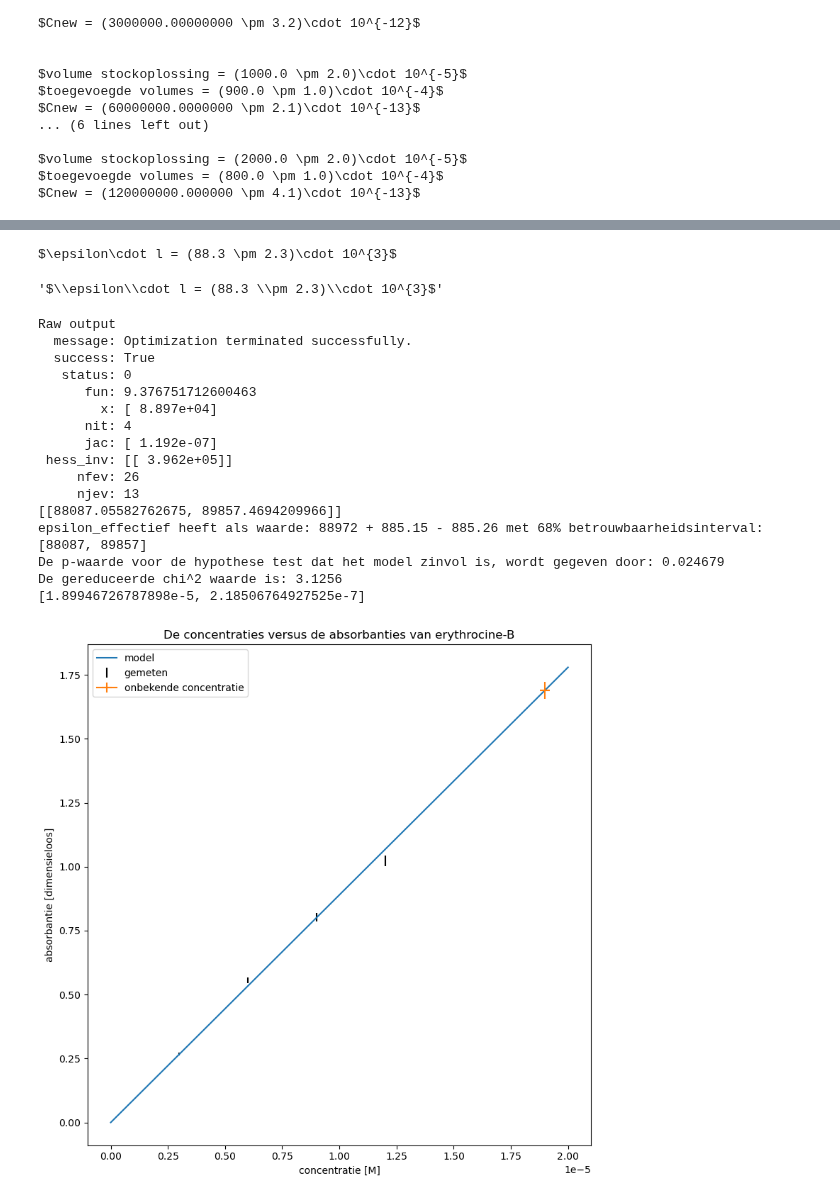
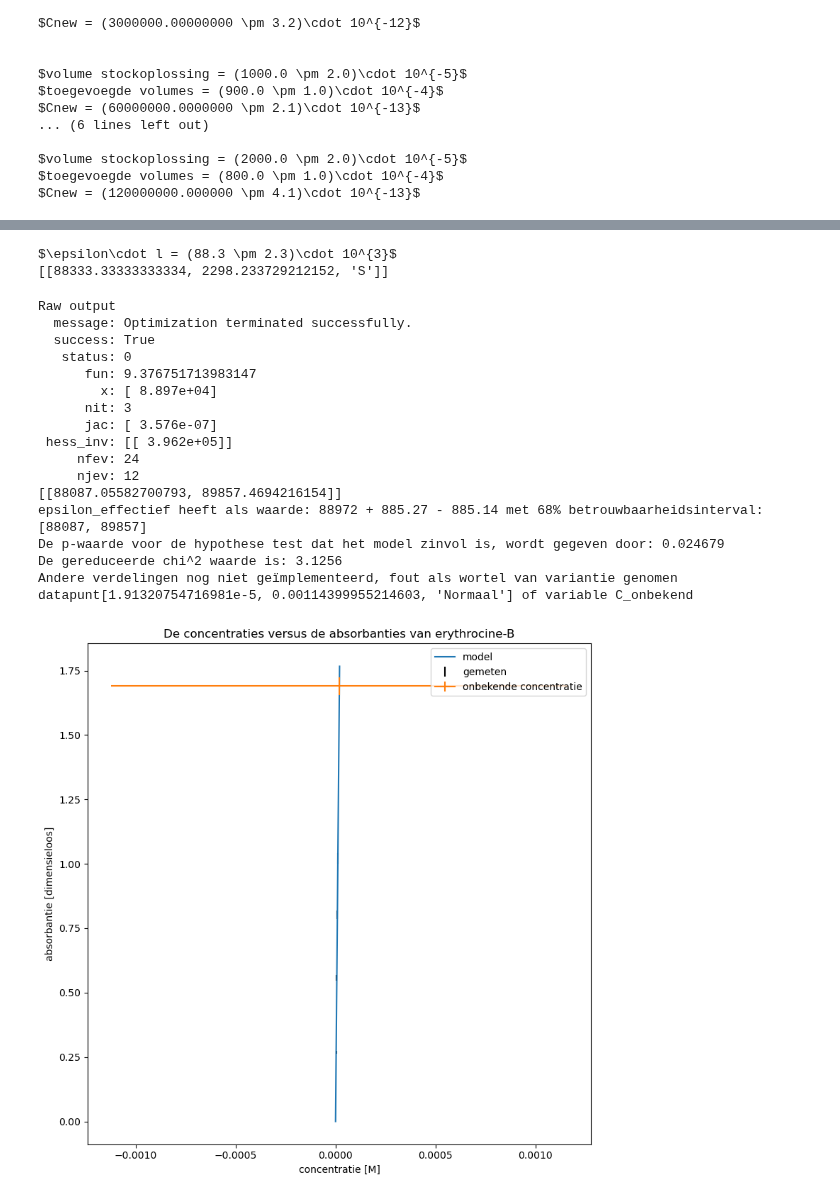
Before and after one commit to justlearning42/Experimentele_vscode, a Jupyter notebook: concentratie.ipynb, the cells around one changed output, grey strips where cells are left out. Saved outputs shown, nothing was run; the diff lists cells and outputs as text; code cells hidden in the pictures.

Commit message:
concentratie.ipynb met datapunten gedaan

```diff
--- a/concentratie.ipynb
+++ b/concentratie.ipynb
@@ -102,52 +98,57 @@ De gereduceerde chi^2 waarde is: 0.567
 [figure]
 # %%
 latex_print_meting(outp[0],'\\epsilon\\cdot l')
+print(outp)
 # %% [output]
 $\epsilon\cdot l = (88.3 \pm 2.3)\cdot 10^{3}$
+[[88333.33333333334, 2298.233729212152, 'S']]
-'$\\epsilon\\cdot l = (88.3 \\pm 2.3)\\cdot 10^{3}$'
 # %%
 #fit het boeltje
 parameter = ['epsilon_effectief']
-epsilon_fitwaarde = fit(parameter, lineair, initial_vals, concentraties, absorbanties, y_err = fouten)[0]
+epsilon_fitwaarde = functies.fit(parameter, lineair, initial_vals, concentraties, absorbanties, y_err = y_fouten)[0]
 
 A, epsilon_eff = sp.symbols('A epsilon_eff')
-concentratie_voorschrift = A/epsilon_eff
+concentratie_voorschrift = classes.vergelijking(A/epsilon_eff, [A, epsilon_eff])
+absorbantie_onbekend = [1.690, 0.02*1.690, 'U']
+absorbantie_onbekend = functies.vector_to_datapunt(absorbantie_onbekend, A)
+epsilon_fitwaarde = functies.vector_to_datapunt(outp[0], epsilon_eff)
 
-concentratie_onbekend = data_analyse(concentratie_voorschrift, [A, epsilon_eff], [absorbantie_onbekend, epsilon_fitwaarde])
+concentratie_onbekend = functies.data_analyse(concentratie_voorschrift, [absorbantie_onbekend, epsilon_fitwaarde], sp.Symbol('C_onbekend'))
 print(concentratie_onbekend)
 # %% [output]
 Raw output
   message: Optimization terminated successfully.
   success: True
    status: 0
-      fun: 9.376751712600463
+      fun: 9.376751713983147
         x: [ 8.897e+04]
-      nit: 4
-      jac: [ 1.192e-07]
+      nit: 3
+      jac: [ 3.576e-07]
  hess_inv: [[ 3.962e+05]]
-     nfev: 26
-     njev: 13
-[[88087.05582762675, 89857.4694209966]]
-epsilon_effectief heeft als waarde: 88972 + 885.15 - 885.26 met 68% betrouwbaarheidsinterval: [88087, 89857]
+     nfev: 24
+     njev: 12
+[[88087.05582700793, 89857.4694216154]]
+epsilon_effectief heeft als waarde: 88972 + 885.27 - 885.14 met 68% betrouwbaarheidsinterval: [88087, 89857]
 De p-waarde voor de hypothese test dat het model zinvol is, wordt gegeven door: 0.024679
 De gereduceerde chi^2 waarde is: 3.1256
-[1.89946726787898e-5, 2.18506764927525e-7]
+Andere verdelingen nog niet geïmplementeerd, fout als wortel van variantie genomen
+datapunt[1.91320754716981e-5, 0.00114399955214603, 'Normaal'] of variable C_onbekend
 # %%
 fig, ax = plt.subplots(1,1, figsize = (8,8))
 
 #de gekende punten en de fit
-ax.errorbar(concentraties, absorbanties, yerr = fouten, linestyle = ' ', color = 'black', label = 'gemeten')
+ax.errorbar(concentraties, absorbanties, yerr = y_fouten, linestyle = ' ', color = 'black', label = 'gemeten')
 concentratie_linspace = np.linspace(0,20e-6)
-ax.plot(concentratie_linspace, lineair(concentratie_linspace, epsilon_fitwaarde), label = 'model')
+ax.plot(concentratie_linspace, lineair(concentratie_linspace, [epsilon_fitwaarde.get_val()]), label = 'model')
 
 #het onbekende punt
-ax.errorbar(concentratie_onbekend[0],absorbantie_onbekend[0], yerr = absorbantie_onbekend[1], xerr = concentratie_onbekend[1], label = 'onbekende concentratie')
+ax.errorbar(concentratie_onbekend.get_val(),absorbantie_onbekend.get_val(), yerr = absorbantie_onbekend.get_fout(), xerr = concentratie_onbekend.get_fout(), label = 'onbekende concentratie')
 
 
 ax.set_xlabel('concentratie [M]')
 ax.set_ylabel('absorbantie [dimensieloos]')
 ax.set_title('De concentraties versus de absorbanties van erythrocine-B')
 ax.legend()
 plt.tight_layout();plt.show()
 # %% [output]
-[figure, old version]
+[figure, new version]
```
Also changed, not shown: parts of 3 cells of this notebook.
